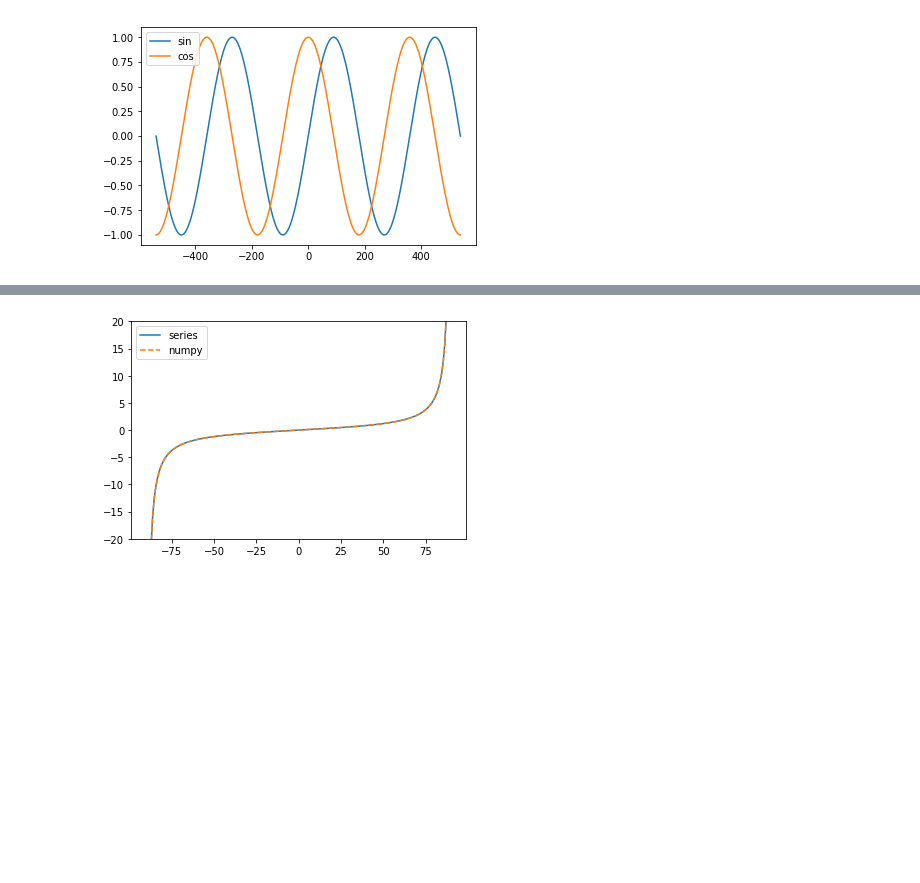
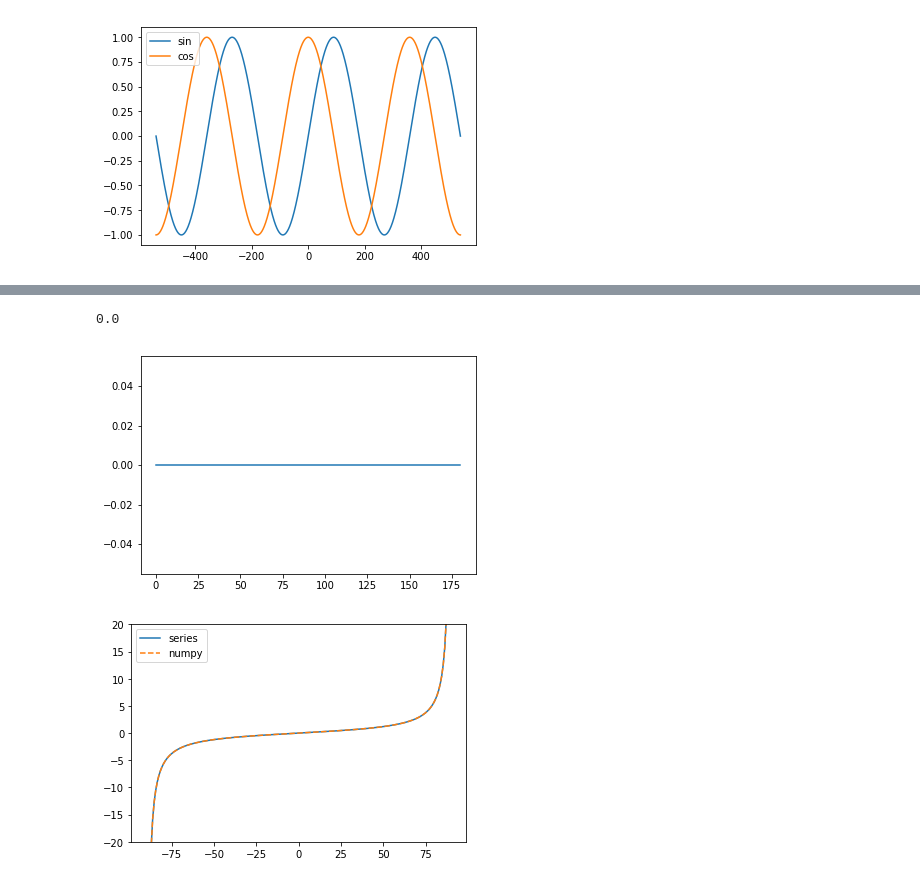
Before and after one commit to jr3cermak/numpypi, a Jupyter notebook: Demo numpi_series.ipynb, the cells around one changed output, grey strips where cells are left out. Cells and saved outputs as stored; diff of their text form; code cells hidden in the pictures; blank space fills up the shorter version.

```diff
--- a/Demo numpi_series.ipynb
+++ b/Demo numpi_series.ipynb
@@ -84,3 +95,14 @@ for i in range(len(x)):
+# %%
+# Check symmetry for cos()
+x = numpy.linspace(0.,1.,1000)*numpy.pi
+cp = numpy.cos(x)
+cm = numpy.cos(-x)
+y = cp - cm
+plt.plot(180/numpy.pi*x, y );
+numpy.abs(y).max()
+# %% [output]
+0.0
+[figure, added]
 # %%
 eps = numpy.finfo(1.).eps
 x = numpy.linspace(-numpy.pi/2*(1-1*eps), numpy.pi/2*(1-1*eps), 200)
```
Also changed, not shown: parts of 5 cells of this notebook, 1 other file.
